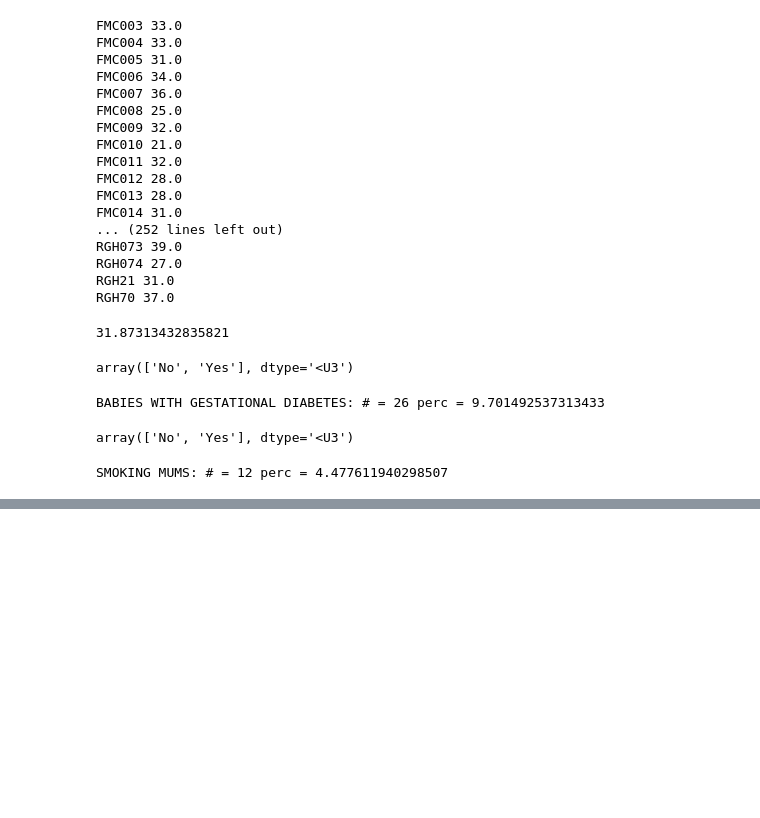
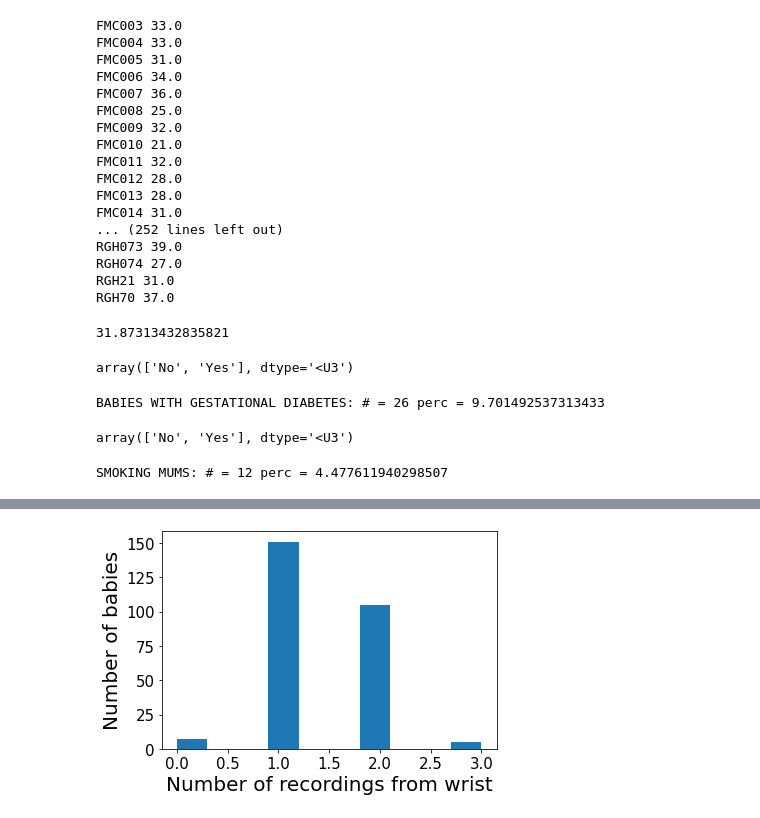
Before and after one commit to shisteve/NHS, a Jupyter notebook: 009_counting.ipynb, the cells around one changed output, grey strips where cells are left out. Drawn from its saved outputs; the diff is of its cells as text; code cells hidden in the pictures; blank space fills up the shorter version.

```diff
--- a/009_counting.ipynb
+++ b/009_counting.ipynb
@@ -903,0 +876,3 @@ ss.iqr(AGE_FIRST_REC)
+# %%
+num_wrist = np.array(num_wrist)
+num_foot = np.array(num_foot)
@@ -903,0 +886,7 @@ ss.iqr(AGE_FIRST_REC)
+# %%
+plt.hist(num_wrist)
+plt.xlabel('Number of recordings from wrist')
+plt.ylabel('Number of babies')
+plt.show()
+# %% [output]
+[figure, added]
```
Also changed, not shown: parts of 36 cells of this notebook.
